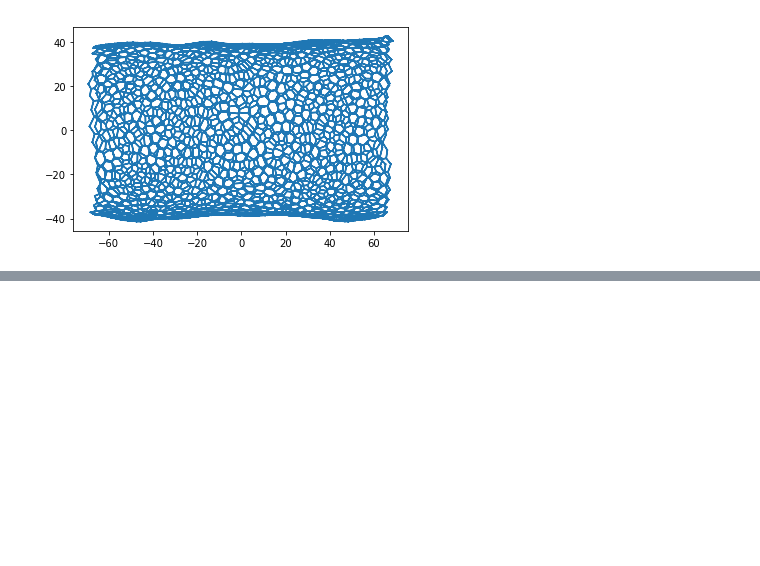
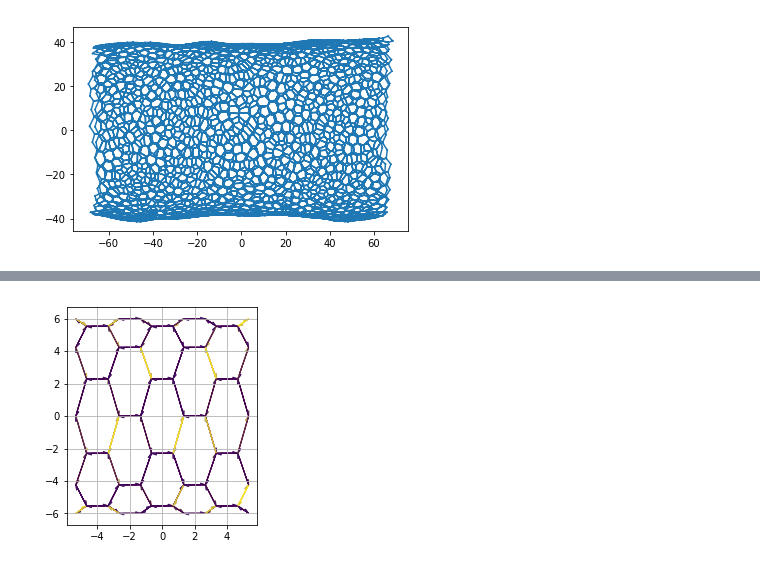
Before and after one commit to suzannelab/polarity, a Jupyter notebook: notebooks/polarity_salbreux.ipynb, the cells around one changed output, grey strips where cells are left out. Drawn from its saved outputs; the diff is of its cells as text; code cells hidden in the pictures; blank space fills up the shorter version.

```diff
--- a/notebooks/polarity_salbreux.ipynb
+++ b/notebooks/polarity_salbreux.ipynb
@@ -213,0 +257,5 @@ res = find_energy_min(sheet, geom, model, **solver_kw)
+# %%
+fig, ax = sheet_view(sheet, edge={'color_range': [0,0.3],'color':sheet.edge_df.C_a, 'width':1},
+                     vert={'visible':False}, coords = ['z','x'])
+# %% [output]
+[figure, added]
```
Also changed, not shown: parts of 21 cells of this notebook.
